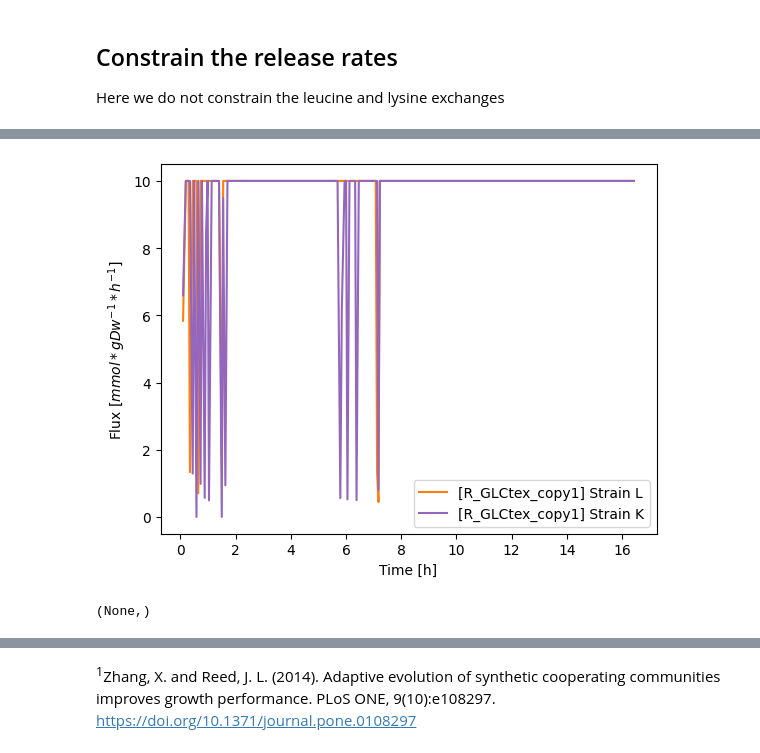
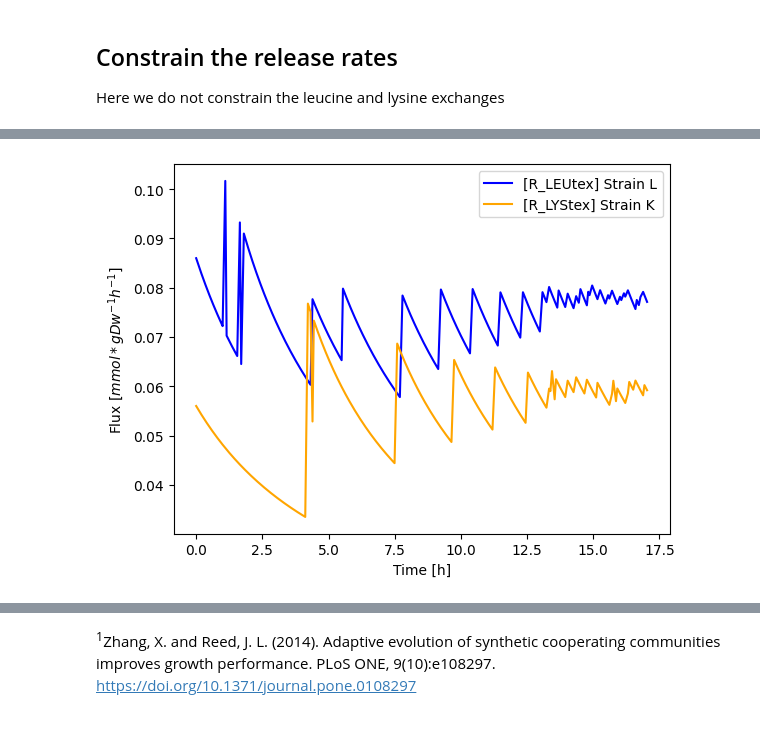
Before and after one commit to StevenWijnen/major_research_project_sysbio, a Jupyter notebook: results/code/ecoli/dpFBA_constrained.ipynb, the cells around one changed output, grey strips where cells are left out. Saved outputs shown, nothing was run; the diff lists cells and outputs as text; code cells hidden in the pictures.

```diff
--- a/results/code/ecoli/dpFBA_constrained.ipynb
+++ b/results/code/ecoli/dpFBA_constrained.ipynb
@@ -164,5 +149,13 @@ plot_fluxes(T,["dleu", "dlys"], fluxes, biomasses,["R_VALtex", "R_VALtex"])
-# %%
-plot_fluxes(T, ["dleu", "dlys"], fluxes,biomasses, ["R_GLCtex_copy1", "R_GLCtex_copy1"]),
-# %% [output]
-[figure, removed]
-(None,)
+# %%
+ls1 = dpFBA.get_specific_flux_values("dleu", "R_LEUtex")
+ls2 = dpFBA.get_specific_flux_values("dlys", "R_LYStex")
+
+plt.plot(time_points[:-1], ls1, color="blue", label=f"[R_LEUtex] Strain L")
+plt.plot(time_points[:-1], ls2, color="orange", label=f"[R_LYStex] Strain K")
+
+plt.legend()
+plt.xlabel("Time [h]")
+plt.ylabel(r'Flux [$mmol * gDw^{-1} h^{-1}$]')
+plt.show()
+# %% [output]
+[figure, added]
```
Also changed, not shown: parts of 17 cells of this notebook, 5 other files.
